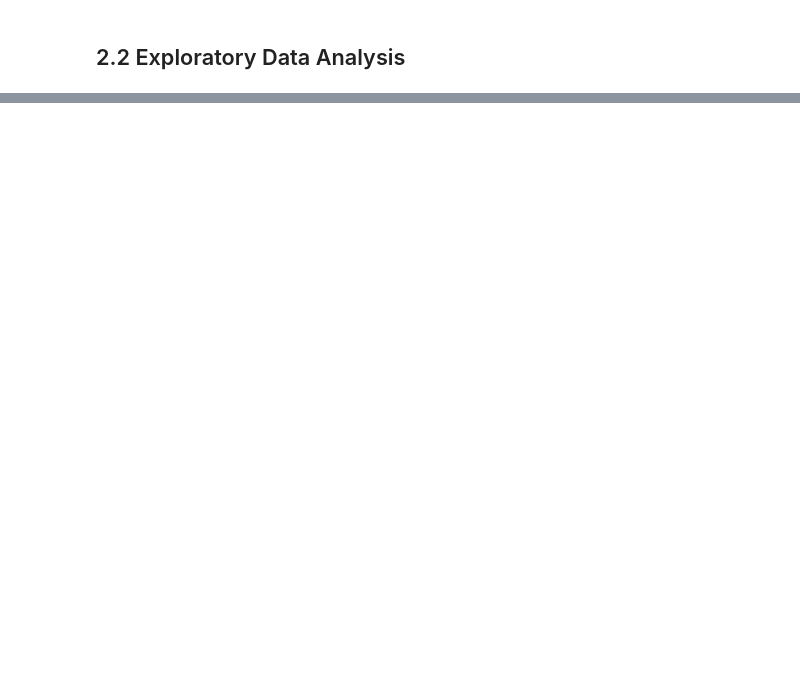
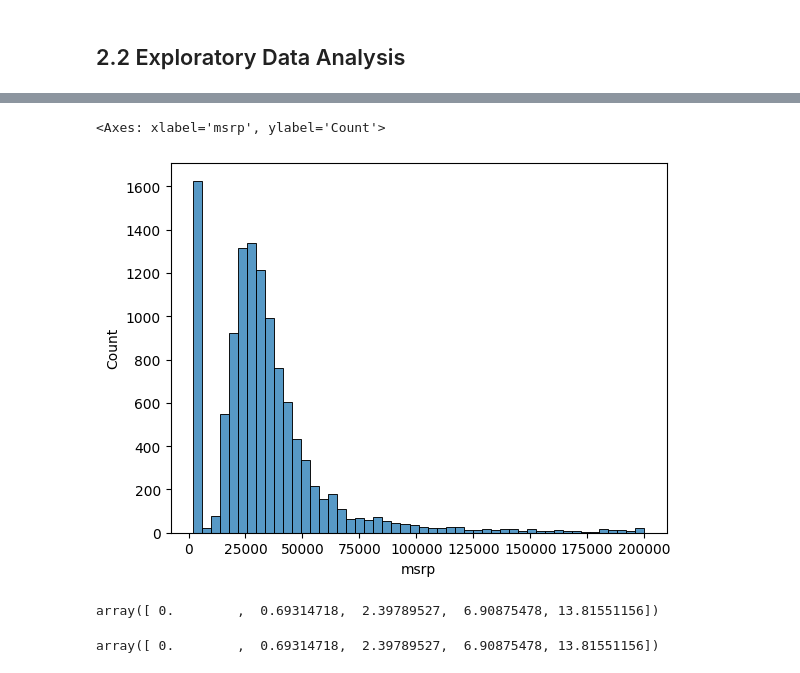
Before and after one commit to cyriljason7/machine-learning-zoomcamp-homework, a Jupyter notebook: 02-regression/02-car_price.ipynb, the cells around one changed output, grey strips where cells are left out. Saved outputs shown, nothing was run; the diff lists cells and outputs as text; code cells hidden in the pictures; blank space fills up the shorter version.

```diff
--- a/02-regression/02-car_price.ipynb
+++ b/02-regression/02-car_price.ipynb
@@ -51,0 +88,13 @@ df.head()
+# %%
+sns.histplot(df.msrp[df.msrp < 200000], bins = 50)
+# %% [output]
+<Axes: xlabel='msrp', ylabel='Count'>
+[figure, added]
+# %%
+np.log1p([0,1,10,1000,1000000])
+# %% [output]
+array([ 0.        ,  0.69314718,  2.39789527,  6.90875478, 13.81551156])
+# %%
+np.log([0+1,1+1,10+1,1000+1,1000000+1])
+# %% [output]
+array([ 0.        ,  0.69314718,  2.39789527,  6.90875478, 13.81551156])
```
Also changed, not shown: parts of 9 cells of this notebook, 1 other file.
